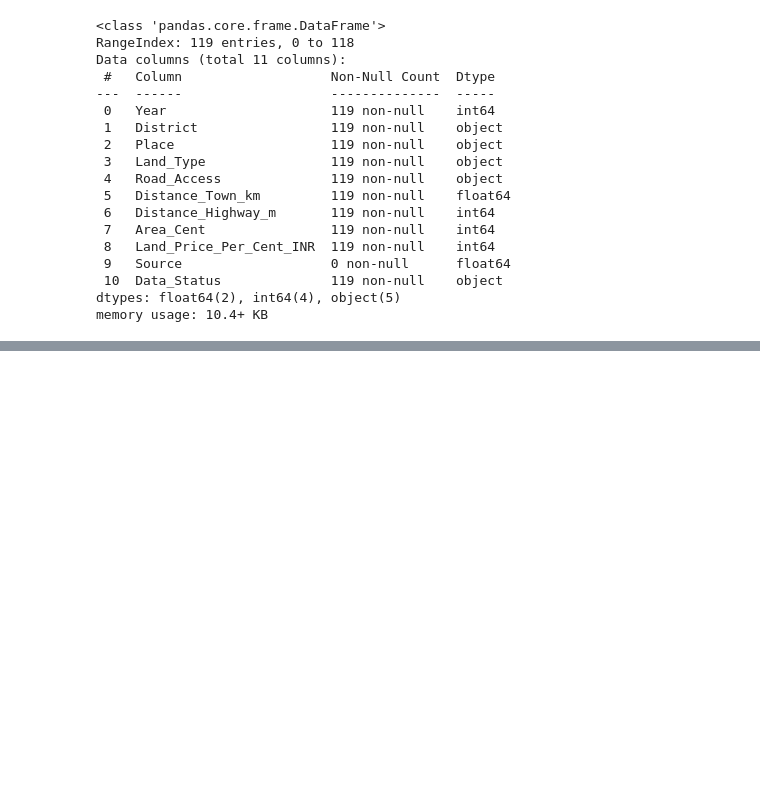
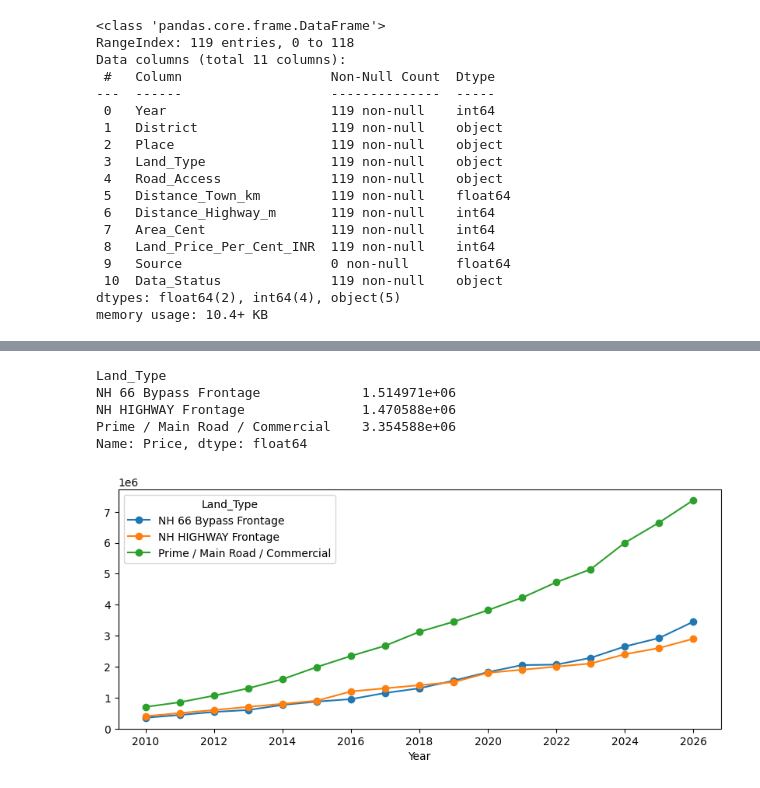
Before and after one commit to SREEHARI09/Land_price_prediction, a Jupyter notebook: EDA.ipynb, the cells around one changed output, grey strips where cells are left out. Saved outputs shown, nothing was run; the diff lists cells and outputs as text; code cells hidden in the pictures; blank space fills up the shorter version.

```diff
--- a/EDA.ipynb
+++ b/EDA.ipynb
@@ -49,0 +142,13 @@ memory usage: 10.4+ KB
+# %%
+df.groupby('Land_Type')['Price'].mean()
+# %% [output]
+Land_Type
+NH 66 Bypass Frontage             1.514971e+06
+NH HIGHWAY Frontage               1.470588e+06
+Prime / Main Road / Commercial    3.354588e+06
+Name: Price, dtype: float64
+# %%
+df.groupby(['Year', 'Land_Type'])['Price'].mean().unstack().plot(figsize=(10, 4), marker='o')
+plt.show()
+# %% [output]
+[figure, added]
```
Also changed, not shown: parts of 18 cells of this notebook.
